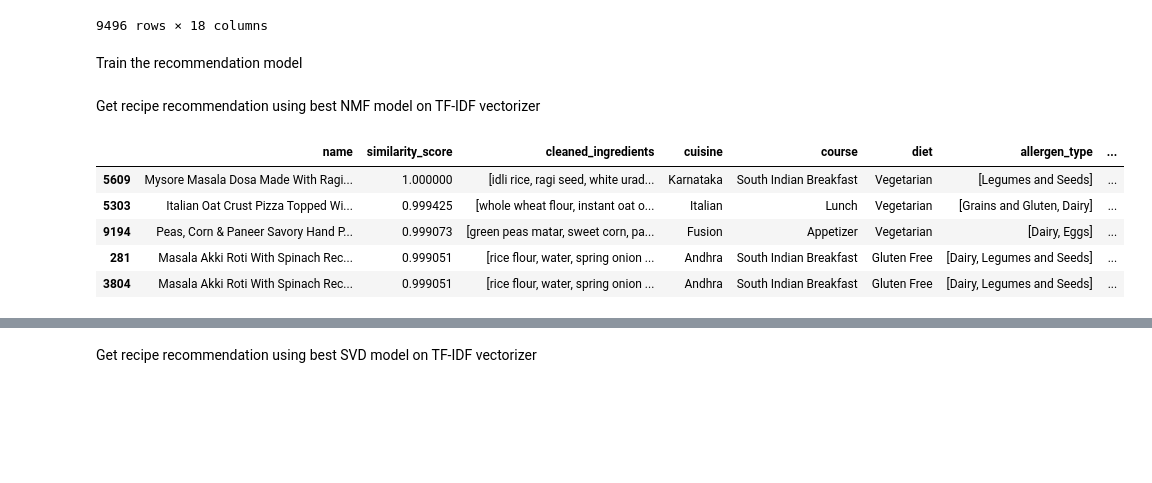
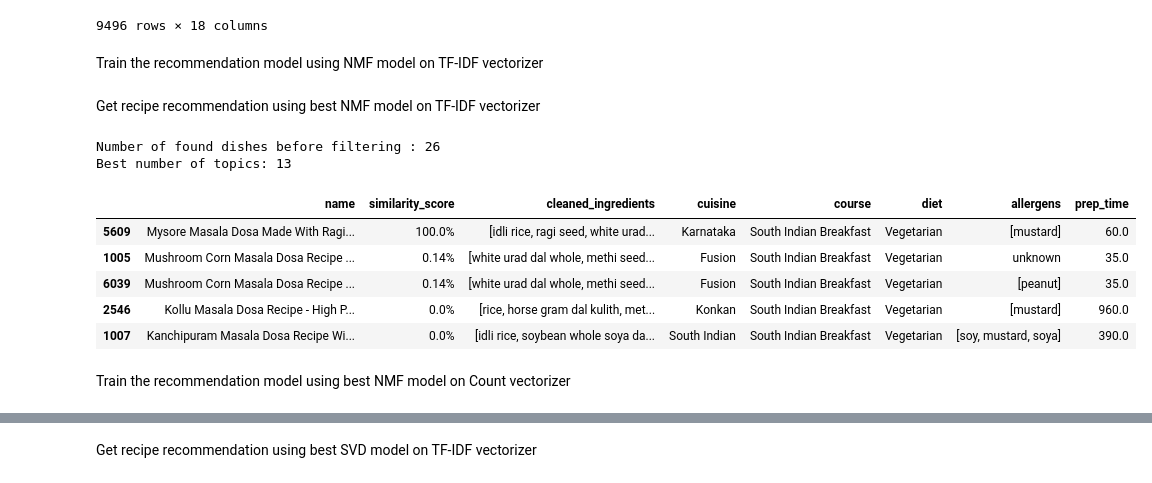
Before and after one commit to jonkerr/indian-food, a Jupyter notebook: recommendation_model.ipynb, the cells around one changed output, grey strips where cells are left out. Saved outputs shown, nothing was run; the diff lists cells and outputs as text; code cells hidden in the pictures; blank space fills up the shorter version.

```diff
--- a/recommendation_model.ipynb
+++ b/recommendation_model.ipynb
@@ -24,4 +26,4 @@ processed_df
 | 9495 | Tomato Onion Chutney Recipe With ... | Onions, Tomatoes, Green Chillies,... | Tomato Onion Chutney Recipe With ... | To begin making the Tomato Onion ... | South Indian | Side Dish | Vegetarian | 15.0 | ... |
 9496 rows × 18 columns
 # %% [markdown]
-Train the recommendation model
+Train the recommendation model using NMF model on TF-IDF vectorizer
@@ -58,12 +110,16 @@ def get_recommendations(dish_name, df, best_num_topics, vectorizer, model, num_r
 # %% [markdown]
 Get recipe recommendation using best NMF model on TF-IDF vectorizer
-# %%
-recommended_recipes_nmf_tfidf = get_recommendations("masala dosa", processed_df, 8, TfidfVectorizer(), NMF, 5)
-recommended_recipes_nmf_tfidf
-# %% [output]
-|  | name | similarity_score | cleaned_ingredients | cuisine | course | diet | allergen_type | ... |
-| 5609 | Mysore Masala Dosa Made With Ragi... | 1.000000 | [idli rice, ragi seed, white urad... | Karnataka | South Indian Breakfast | Vegetarian | [Legumes and Seeds] | ... |
-| 5303 | Italian Oat Crust Pizza Topped Wi... | 0.999425 | [whole wheat flour, instant oat o... | Italian | Lunch | Vegetarian | [Grains and Gluten, Dairy] | ... |
-| 9194 | Peas, Corn & Paneer Savory Hand P... | 0.999073 | [green peas matar, sweet corn, pa... | Fusion | Appetizer | Vegetarian | [Dairy, Eggs] | ... |
-| 281 | Masala Akki Roti With Spinach Rec... | 0.999051 | [rice flour, water, spring onion ... | Andhra | South Indian Breakfast | Gluten Free | [Dairy, Legumes and Seeds] | ... |
-| 3804 | Masala Akki Roti With Spinach Rec... | 0.999051 | [rice flour, water, spring onion ... | Andhra | South Indian Breakfast | Gluten Free | [Dairy, Legumes and Seeds] | ... |
+# %%
+recommended_recipes_nmf_tfidf = get_recommendations_nmf_tfidf("masala dosa") ####ingredients = ["ghee", "idli rice"])
+recommended_recipes_nmf_tfidf
+# %% [output]
+Number of found dishes before filtering : 26
+Best number of topics: 13
+|  | name | similarity_score | cleaned_ingredients | cuisine | course | diet | allergens | prep_time |
+| 5609 | Mysore Masala Dosa Made With Ragi... | 100.0% | [idli rice, ragi seed, white urad... | Karnataka | South Indian Breakfast | Vegetarian | [mustard] | 60.0 |
+| 1005 | Mushroom Corn Masala Dosa Recipe ... | 0.14% | [white urad dal whole, methi seed... | Fusion | South Indian Breakfast | Vegetarian | unknown | 35.0 |
+| 6039 | Mushroom Corn Masala Dosa Recipe ... | 0.14% | [white urad dal whole, methi seed... | Fusion | South Indian Breakfast | Vegetarian | [peanut] | 35.0 |
+| 2546 | Kollu Masala Dosa Recipe - High P... | 0.0% | [rice, horse gram dal kulith, met... | Konkan | South Indian Breakfast | Vegetarian | [mustard] | 960.0 |
+| 1007 | Kanchipuram Masala Dosa Recipe Wi... | 0.0% | [idli rice, soybean whole soya da... | South Indian | South Indian Breakfast | Vegetarian | [soy, mustard, soya] | 390.0 |
+# %% [markdown]
+Train the recommendation model using best NMF model on Count vectorizer
```
Also changed, not shown: parts of 28 cells of this notebook.
